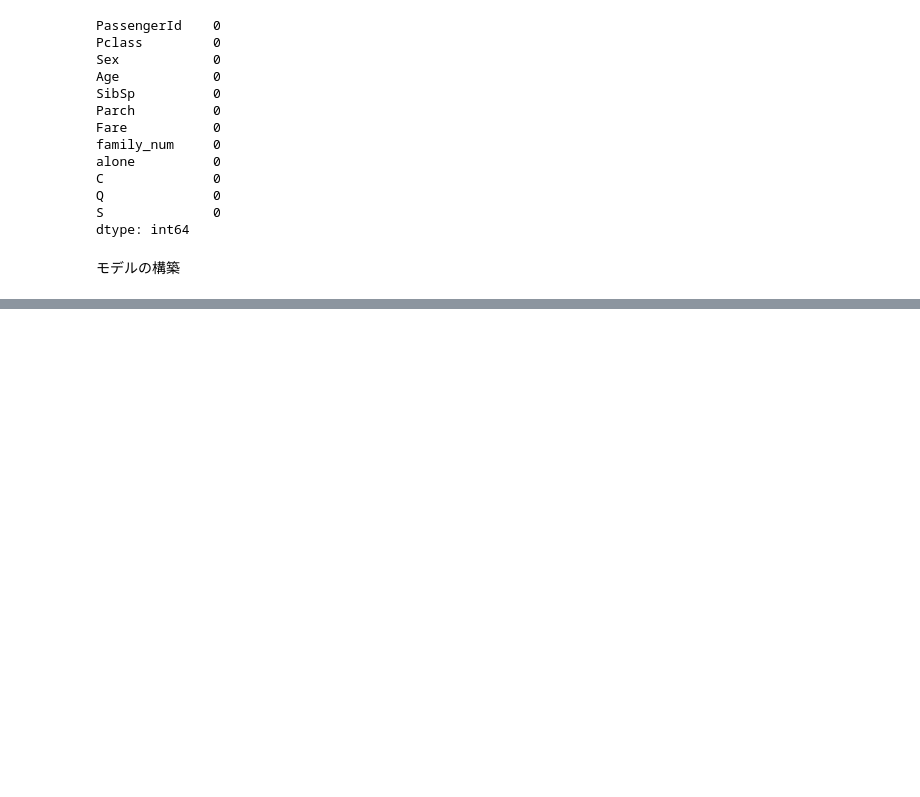
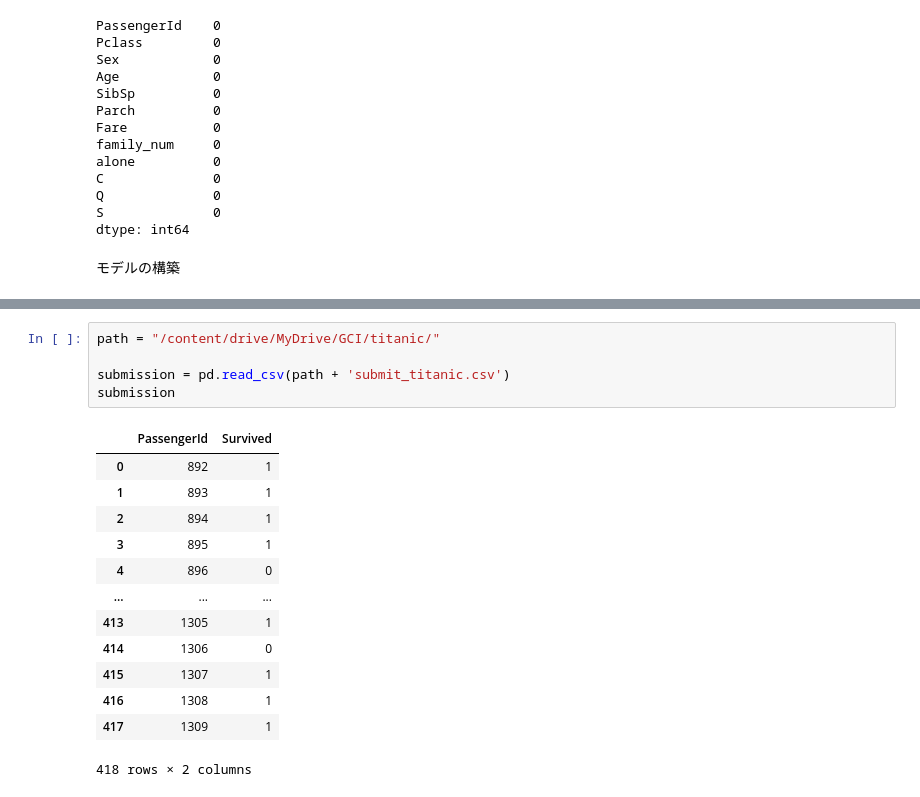
Before and after one commit to Tanaka-Junsei/kaggle_titanic, a Jupyter notebook: submit_kaggle_titanic.ipynb, the cells around one changed output, grey strips where cells are left out. Cells and saved outputs as stored; diff of their text form; blank space fills up the shorter version.

```diff
--- a/submit_kaggle_titanic.ipynb
+++ b/submit_kaggle_titanic.ipynb
@@ -396,0 +381,19 @@ AttributeError: ignored
+# %%
+path = "/content/drive/MyDrive/GCI/titanic/"
+
+submission = pd.read_csv(path + 'submit_titanic.csv')
+submission
+# %% [output]
+|  | PassengerId | Survived |
+| 0 | 892 | 1 |
+| 1 | 893 | 1 |
+| 2 | 894 | 1 |
+| 3 | 895 | 1 |
+| 4 | 896 | 0 |
+| ... | ... | ... |
+| 413 | 1305 | 1 |
+| 414 | 1306 | 0 |
+| 415 | 1307 | 1 |
+| 416 | 1308 | 1 |
+| 417 | 1309 | 1 |
+418 rows × 2 columns
```
Also changed, not shown: parts of 6 cells of this notebook.
